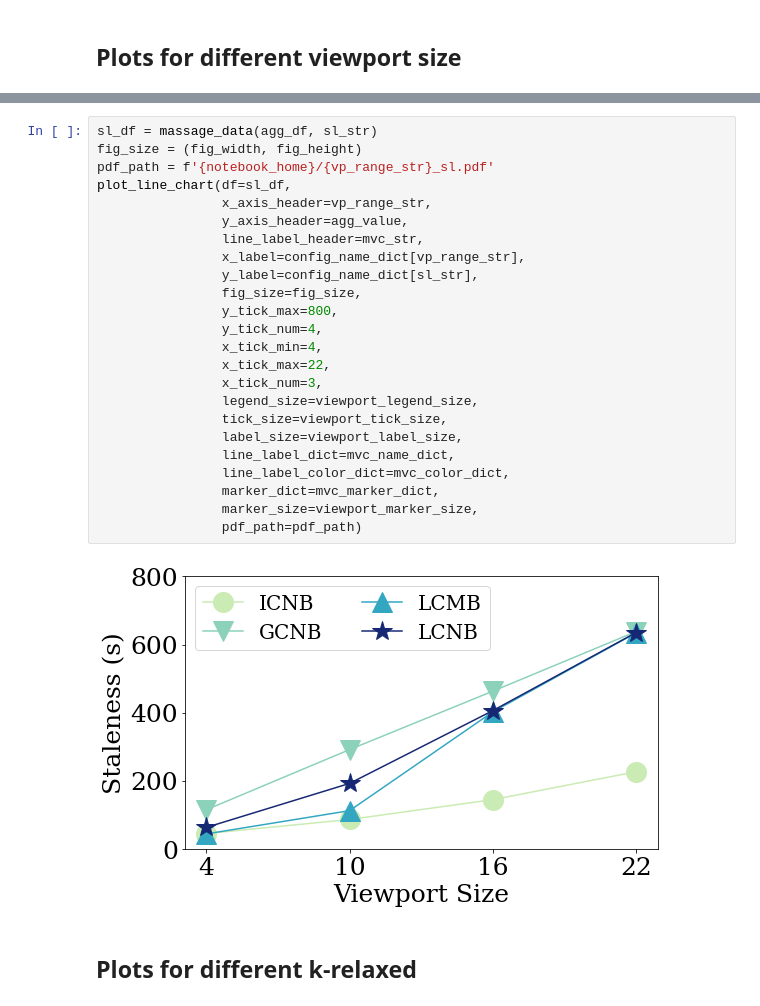
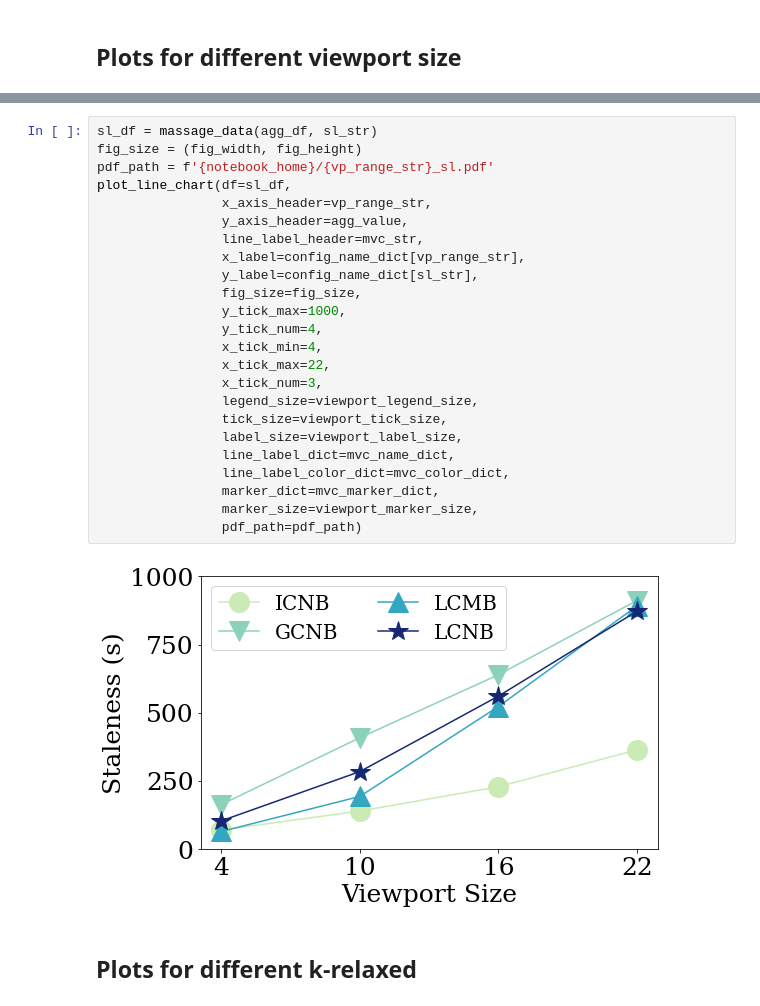
Before and after one commit to transactional-panorama/TP, a Jupyter notebook: superset/ace_driver/test_suite/notebooks/summarize_results.ipynb, the cells around one changed output, grey strips where cells are left out. Drawn from its saved outputs; the diff is of its cells as text.

```diff
--- a/superset/ace_driver/test_suite/notebooks/summarize_results.ipynb
+++ b/superset/ace_driver/test_suite/notebooks/summarize_results.ipynb
@@ -450,29 +468,29 @@ plot_line_chart(df=iv_df,
 # %%
 sl_df = massage_data(agg_df, sl_str)
 fig_size = (fig_width, fig_height)
 pdf_path = f'{notebook_home}/{vp_range_str}_sl.pdf'
 plot_line_chart(df=sl_df,
                 x_axis_header=vp_range_str,
                 y_axis_header=agg_value,
                 line_label_header=mvc_str,
                 x_label=config_name_dict[vp_range_str],
                 y_label=config_name_dict[sl_str],
                 fig_size=fig_size,
-                y_tick_max=800,
+                y_tick_max=1000,
                 y_tick_num=4,
                 x_tick_min=4,
                 x_tick_max=22,
                 x_tick_num=3,
                 legend_size=viewport_legend_size,
                 tick_size=viewport_tick_size,
                 label_size=viewport_label_size,
                 line_label_dict=mvc_name_dict,
                 line_label_color_dict=mvc_color_dict,
                 marker_dict=mvc_marker_dict,
                 marker_size=viewport_marker_size,
                 pdf_path=pdf_path)
 # %% [output]
-[figure, old version]
+[figure, new version]
 # %% [markdown]
 ## Plots for different k-relaxed
 # %%
```
Also changed, not shown: parts of 25 cells of this notebook, 19 other files.
